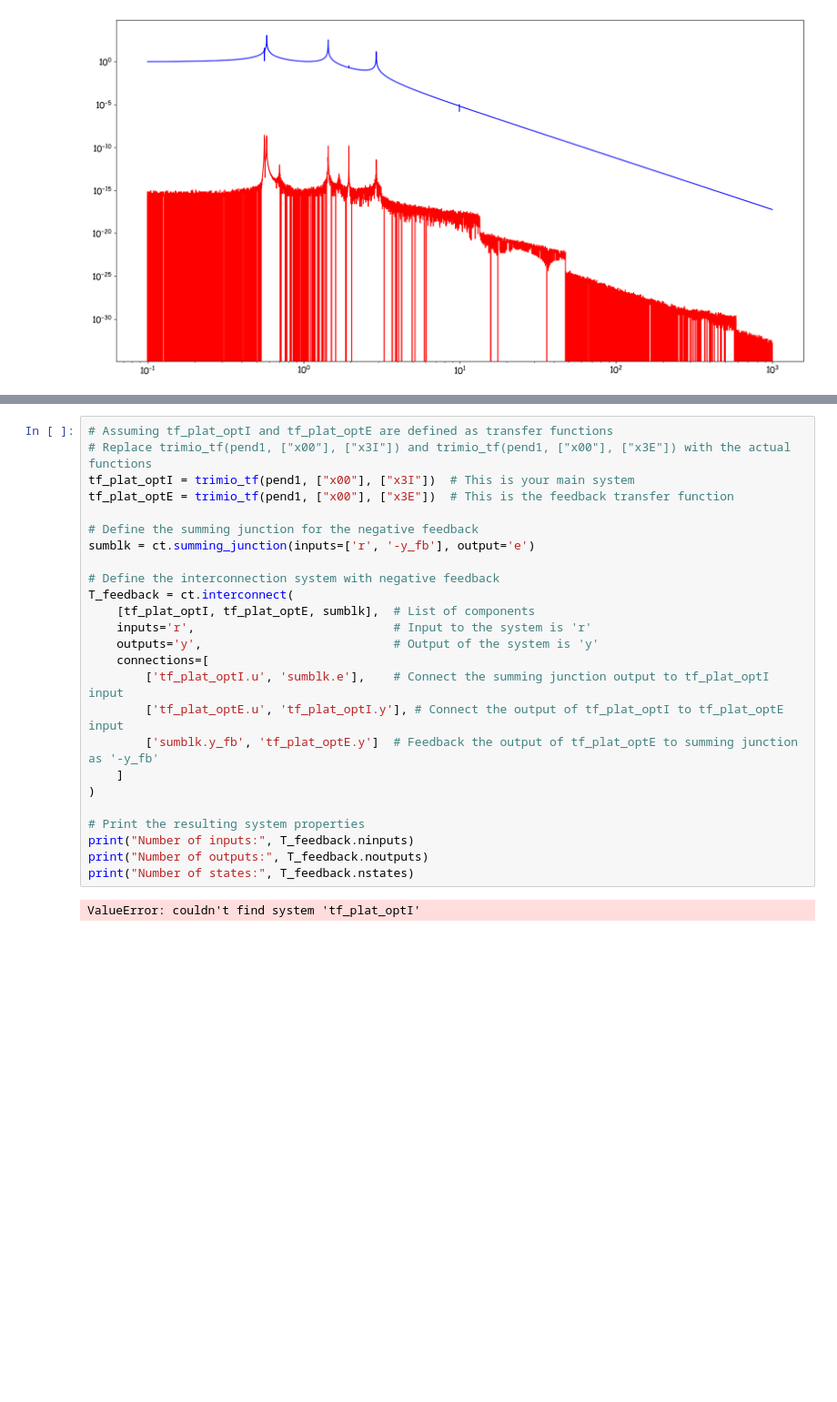
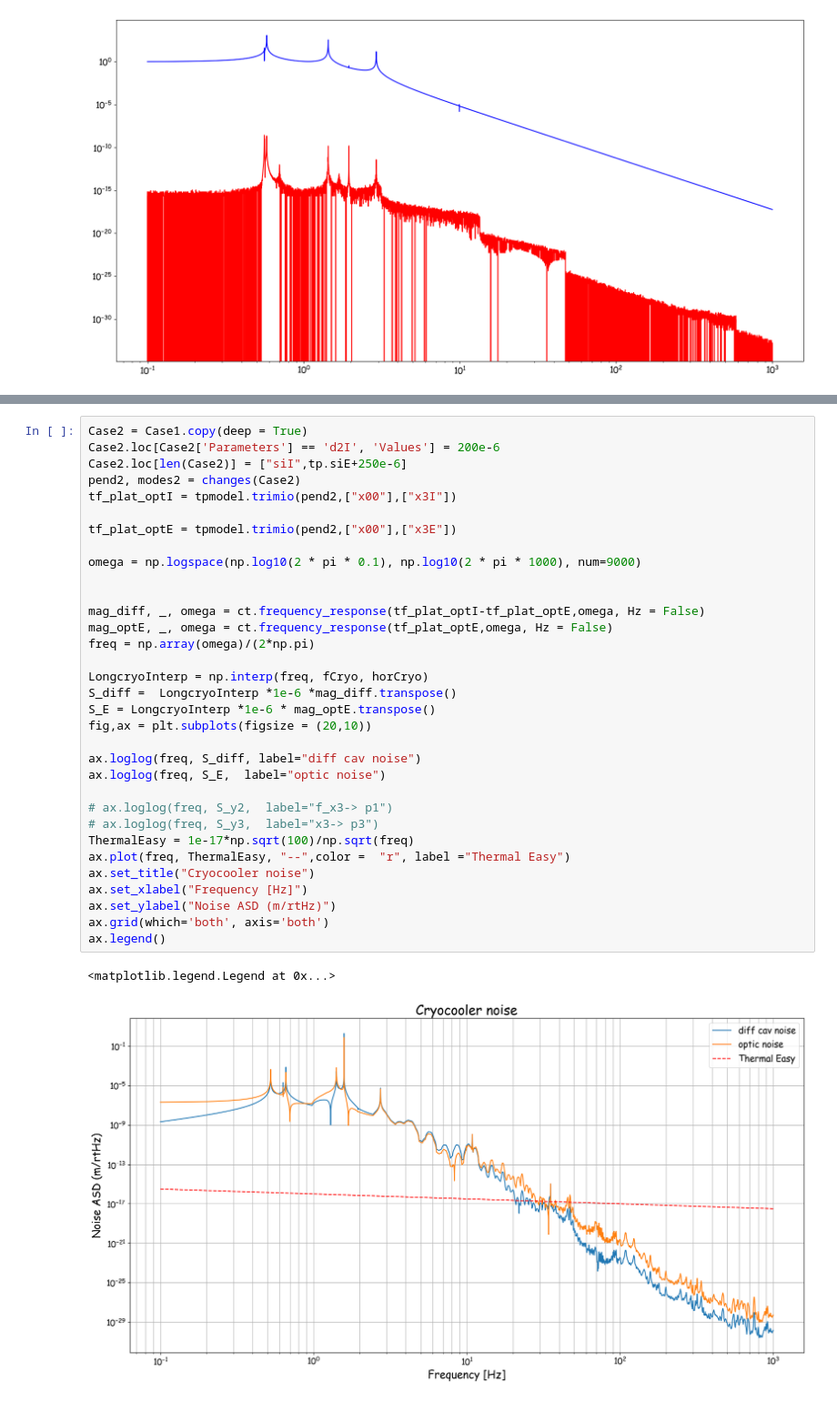
Before and after one commit to Cosmos1998/CommonPlatformTriple_4B4W_2x4B4W4W, a Jupyter notebook: CommonPlatformTriple_4B4W_2x4B4W4WNumPyWrapperTest.ipynb, the cells around one changed output, grey strips where cells are left out. Shown at 91% size. Saved outputs shown, nothing was run; the diff lists cells and outputs as text; blank space fills up the shorter version.

```diff
--- a/CommonPlatformTriple_4B4W_2x4B4W4WNumPyWrapperTest.ipynb
+++ b/CommonPlatformTriple_4B4W_2x4B4W4WNumPyWrapperTest.ipynb
@@ -570,27 +582,36 @@ s
 # %%
-# Assuming tf_plat_optI and tf_plat_optE are defined as transfer functions
-# Replace trimio_tf(pend1, ["x00"], ["x3I"]) and trimio_tf(pend1, ["x00"], ["x3E"]) with the actual functions
-tf_plat_optI = trimio_tf(pend1, ["x00"], ["x3I"])  # This is your main system
-tf_plat_optE = trimio_tf(pend1, ["x00"], ["x3E"])  # This is the feedback transfer function
+Case2 = Case1.copy(deep = True)
+Case2.loc[Case2['Parameters'] == 'd2I', 'Values'] = 200e-6
+Case2.loc[len(Case2)] = ["siI",tp.siE+250e-6]
+pend2, modes2 = changes(Case2)
+tf_plat_optI = tpmodel.trimio(pend2,["x00"],["x3I"])
 
-# Define the summing junction for the negative feedback
-sumblk = ct.summing_junction(inputs=['r', '-y_fb'], output='e')
+tf_plat_optE = tpmodel.trimio(pend2,["x00"],["x3E"])
 
-# Define the interconnection system with negative feedback
-T_feedback = ct.interconnect(
-    [tf_plat_optI, tf_plat_optE, sumblk],  # List of components
-    inputs='r',                            # Input to the system is 'r'
-    outputs='y',                           # Output of the system is 'y'
-    connections=[
-        ['tf_plat_optI.u', 'sumblk.e'],    # Connect the summing junction output to tf_plat_optI input
-        ['tf_plat_optE.u', 'tf_plat_optI.y'], # Connect the output of tf_plat_optI to tf_plat_optE input
-        ['sumblk.y_fb', 'tf_plat_optE.y']  # Feedback the output of tf_plat_optE to summing junction as '-y_fb'
-    ]
-)
+omega = np.logspace(np.log10(2 * pi * 0.1), np.log10(2 * pi * 1000), num=9000)
 
-# Print the resulting system properties
-print("Number of inputs:", T_feedback.ninputs)
-print("Number of outputs:", T_feedback.noutputs)
-print("Number of states:", T_feedback.nstates)
+
+mag_diff, _, omega = ct.frequency_response(tf_plat_optI-tf_plat_optE,omega, Hz = False)
+mag_optE, _, omega = ct.frequency_response(tf_plat_optE,omega, Hz = False)
+freq = np.array(omega)/(2*np.pi)
+
+LongcryoInterp = np.interp(freq, fCryo, horCryo)
+S_diff =  LongcryoInterp *1e-6 *mag_diff.transpose()
+S_E = LongcryoInterp *1e-6 * mag_optE.transpose()
+fig,ax = plt.subplots(figsize = (20,10))
+
+ax.loglog(freq, S_diff, label="diff cav noise")
+ax.loglog(freq, S_E,  label="optic noise")
+
+# ax.loglog(freq, S_y2,  label="f_x3-> p1")
+# ax.loglog(freq, S_y3,  label="x3-> p3")
+ThermalEasy = 1e-17*np.sqrt(100)/np.sqrt(freq)
+ax.plot(freq, ThermalEasy, "--",color =  "r", label ="Thermal Easy")
+ax.set_title("Cryocooler noise")
+ax.set_xlabel("Frequency [Hz]")
+ax.set_ylabel("Noise ASD (m/rtHz)")
+ax.grid(which='both', axis='both')
+ax.legend()
 # %% [output]
-ValueError: couldn't find system 'tf_plat_optI'
+<matplotlib.legend.Legend at 0x...>
+[figure, added]
```
Also changed, not shown: parts of 10 cells of this notebook.
